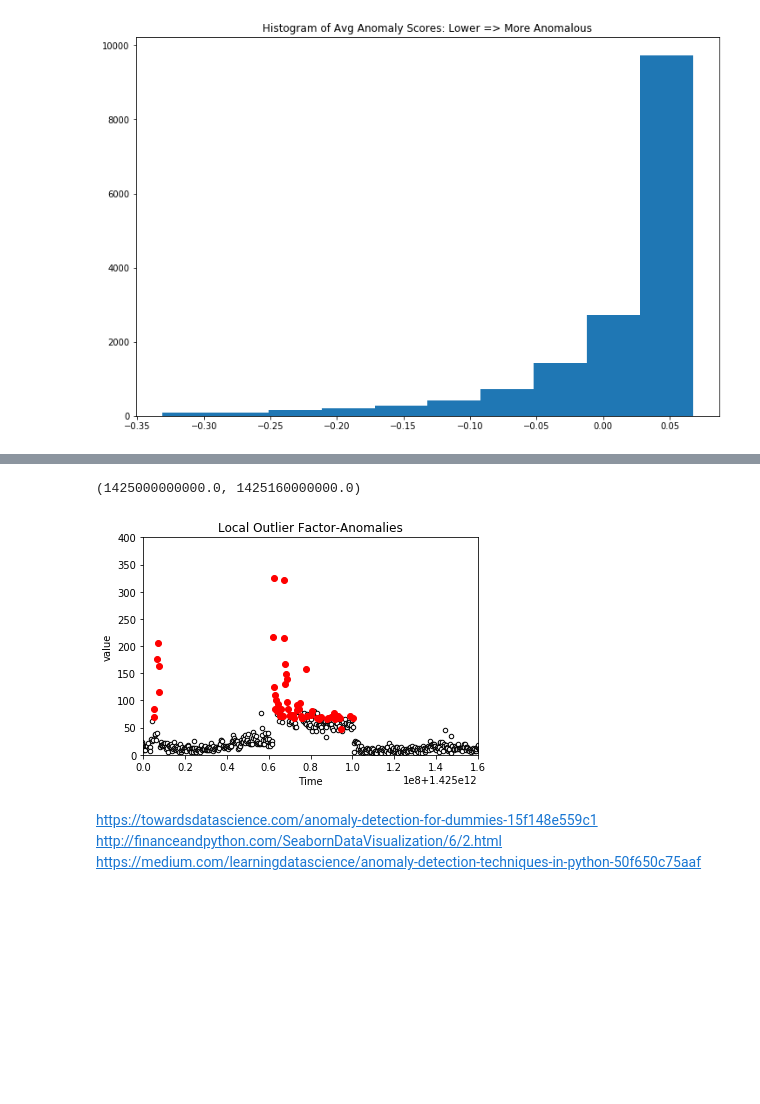
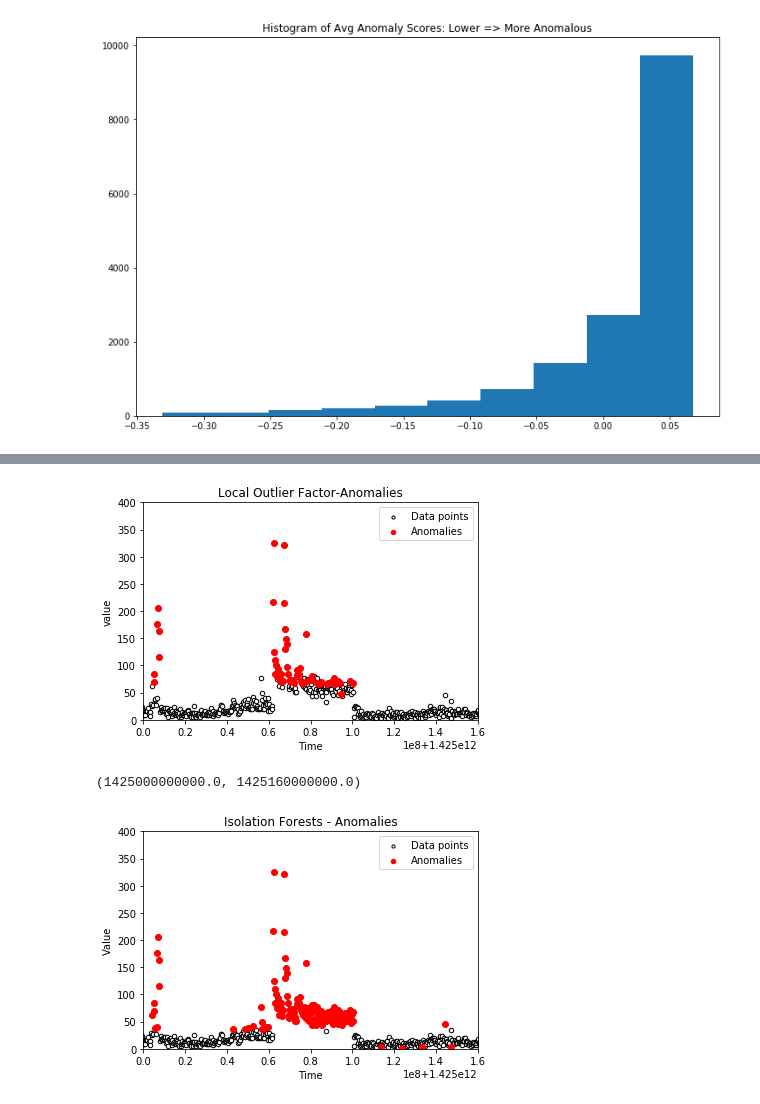
Before and after one commit to sandyr97/DataScience_Project6, a Jupyter notebook: notebooks/DataScience_Project6.ipynb, the cells around one changed output, grey strips where cells are left out. Cells and saved outputs as stored; diff of their text form; code cells hidden in the pictures; blank space fills up the shorter version.

```diff
--- a/notebooks/DataScience_Project6.ipynb
+++ b/notebooks/DataScience_Project6.ipynb
@@ -258,18 +205,31 @@ LOF_pred=pd.Series(y_pred).replace([-1,1],[1,0])
 LOF_anomalies=df[LOF_pred==1]
 # %%
 cmap=np.array(['white','red'])
-plt.scatter(df.iloc[:,5],df.iloc[:,1],c='white',s=20,edgecolor='k')
-plt.scatter(LOF_anomalies.iloc[:,5],LOF_anomalies.iloc[:,1],c='red')
+plt.scatter(df.iloc[:,5],df.iloc[:,1],c='white',s=20,edgecolor='k', label='Data points')
+plt.scatter(LOF_anomalies.iloc[:,5],LOF_anomalies.iloc[:,1],c='red', label='Anomalies')
  #,marker=’x’,s=100)
 plt.title('Local Outlier Factor-Anomalies')
 plt.xlabel('Time')
 plt.ylabel('value')
 plt.ylim(0, 400)
 plt.xlim(1.425e+12, 1.42516e+12)
+legend = plt.legend(loc='upper right')
+legend.legendHandles[0]._sizes = [10]
+legend.legendHandles[1]._sizes = [20]
 # %% [output]
-(1425000000000.0, 1425160000000.0)
-[figure, old version]
+[figure, new version]
-# %% [markdown]
-https://towardsdatascience.com/anomaly-detection-for-dummies-15f148e559c1
-http://financeandpython.com/SeabornDataVisualization/6/2.html
-https://medium.com/learningdatascience/anomaly-detection-techniques-in-python-50f650c75aaf
+# %%
+cmap=np.array(['white','red'])
+plt.scatter(df.iloc[:,5], df.iloc[:,1],c='white',s=20,edgecolor='k', label='Data points')
+plt.scatter(if_anomalies.iloc[:,5],if_anomalies.iloc[:,1],c='red', label='Anomalies')
+legend = plt.legend(loc='upper right')
+legend.legendHandles[0]._sizes = [10]
+legend.legendHandles[1]._sizes = [20]
+plt.xlabel('Time')
+plt.ylabel('Value')
+plt.title('Isolation Forests - Anomalies')
+plt.ylim(0, 400)
+plt.xlim(1.425e+12, 1.42516e+12)
+# %% [output]
+(1425000000000.0, 1425160000000.0)
+[figure, added]
```
Also changed, not shown: parts of 26 cells of this notebook, 2 other files.
